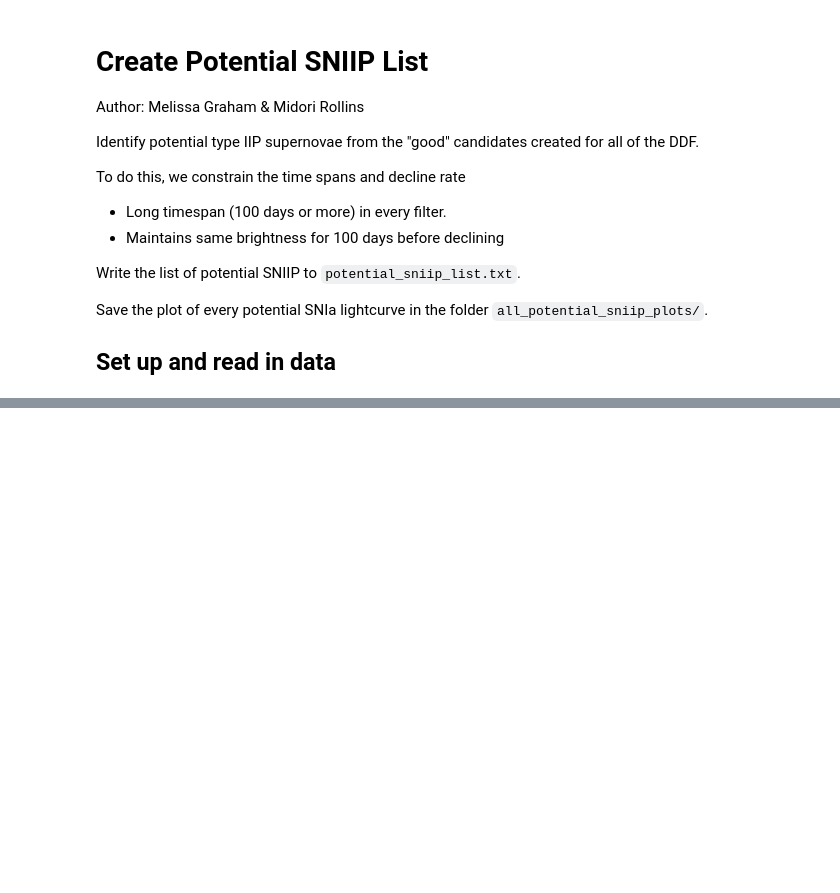
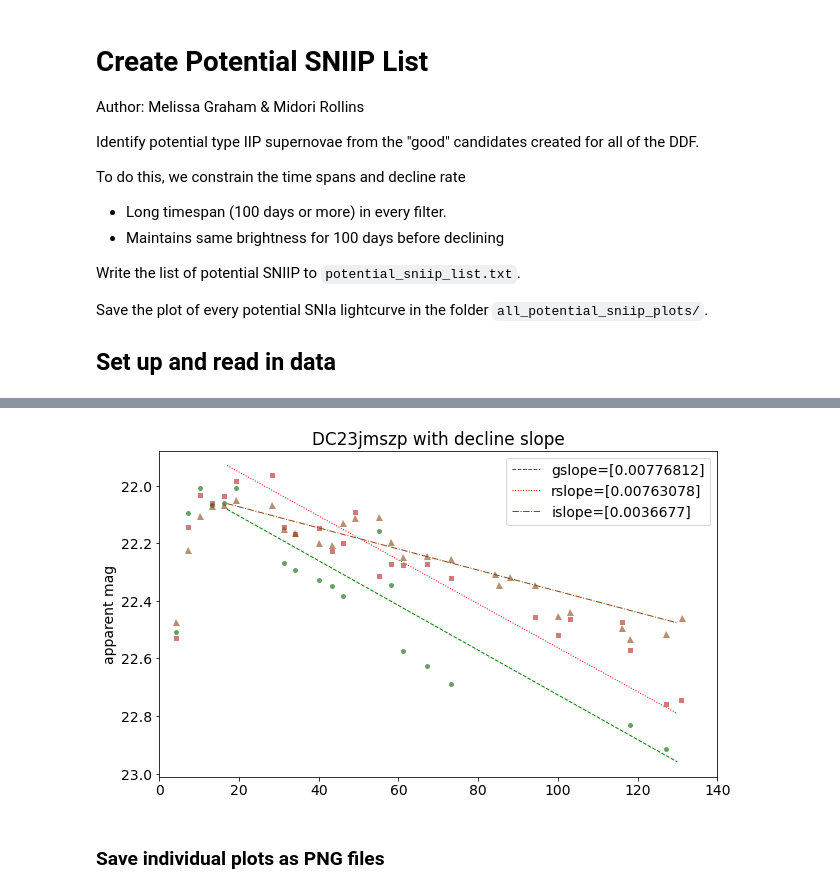
Before and after one commit to MelissaGraham/decam_ddf_tools, a Jupyter notebook: transients_science/SNIIP/1_create_potential_sniip_list.ipynb, the cells around one changed output, grey strips where cells are left out. Saved outputs shown, nothing was run; the diff lists cells and outputs as text; code cells hidden in the pictures; blank space fills up the shorter version.

```diff
--- a/transients_science/SNIIP/1_create_potential_sniip_list.ipynb
+++ b/transients_science/SNIIP/1_create_potential_sniip_list.ipynb
@@ -244,0 +385,43 @@ I am not sure how to make cuts for SNIIP like we do for SNIa, since the decline
+# %%
+sx = np.where(paramLC_potsniip == 1)[0]
+
+gsx = np.where((candLC_candid == paramLC_candid[sx][0]) & (candLC_filter == 'g'))
+rsx = np.where((candLC_candid == paramLC_candid[sx][0]) & (candLC_filter == 'r'))
+isx = np.where((candLC_candid == paramLC_candid[sx][0]) & (candLC_filter == 'i'))
+plt.figure(figsize=(10,6))
+
+plt.plot(candLC_mjd[gsx]-59958., candLC_mag[gsx], sym[0], ms=siz[0], mew=0, alpha=0.6, color=clr[0])
+plt.plot(candLC_mjd[rsx]-59958., candLC_mag[rsx], sym[1], ms=siz[1], mew=0, alpha=0.6, color=clr[1])
+plt.plot(candLC_mjd[isx]-59958., candLC_mag[isx], sym[2], ms=siz[2], mew=0, alpha=0.6, color=clr[2])
+del gsx, rsx, isx
+
+# gtx = np.where(dec_df['band']=='g')
+# rtx = np.where(dec_df['band']=='r')
+# itx = np.where(dec_df['band']=='i')
+# plt.plot(dec_df['mjd'][gtx[0]]-57983,dec_df['mag'][gtx[0]]+1.5, c='green', label='g')
+# plt.plot(dec_df['mjd'][rtx[0]]-57983,dec_df['mag'][rtx[0]]+2.5, c='red', label='r')
+# plt.plot(dec_df['mjd'][itx[0]]-57983,dec_df['mag'][itx[0]]+3, c='brown', label='i')
+# del gtx, rtx, itx
+
+x = np.linspace(17,130, 2)
+gy = [(gslope[sx]*(i))+ 21.95 for i in x]
+ry = [(rslope[sx]*(i))+ 21.8 for i in x]
+iy = [(islope[sx]*(i))+ 22.0 for i in x]
+# slope, intercept = np.polyfit(x, y, 1)
+# abline_values = [-slope * i + intercept for i in x]
+plt.plot(x, gy, c='green', lw=1, ls='dashed', label =f'gslope={gslope[sx]}')
+plt.plot(x, ry, c='red', lw=1, ls='dotted', label =f'rslope={rslope[sx]}')
+plt.plot(x, iy, c='saddlebrown', lw=1, ls='dashdot', label =f'islope={islope[sx]}')
+del x, gy, ry, iy, sx
+plt.ylabel('apparent mag')
+plt.title('DC23jmszp with decline slope')
+plt.xlim(0, 140)
+# plt.ylim(21.9,23)
+
+plt.gca().invert_yaxis()
+plt.legend()
+plt.show()
+# %% [output]
+[figure, added]
+# %% [markdown]
+### Save individual plots as PNG files
```
Also changed, not shown: parts of 15 cells of this notebook, 7 other files.
